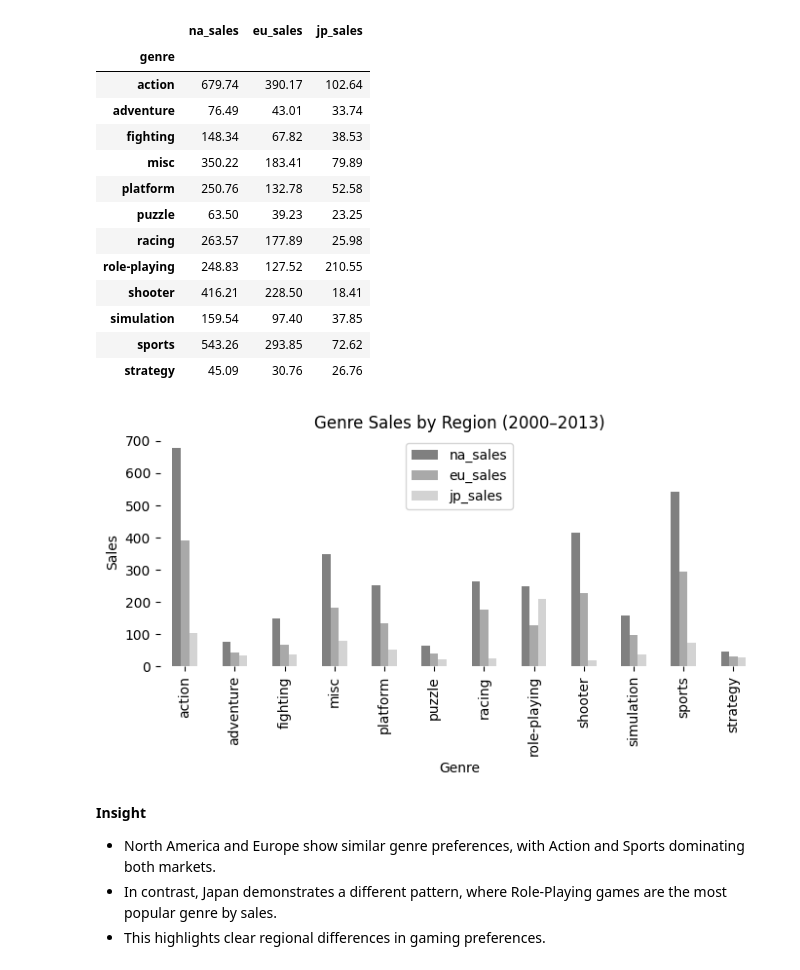
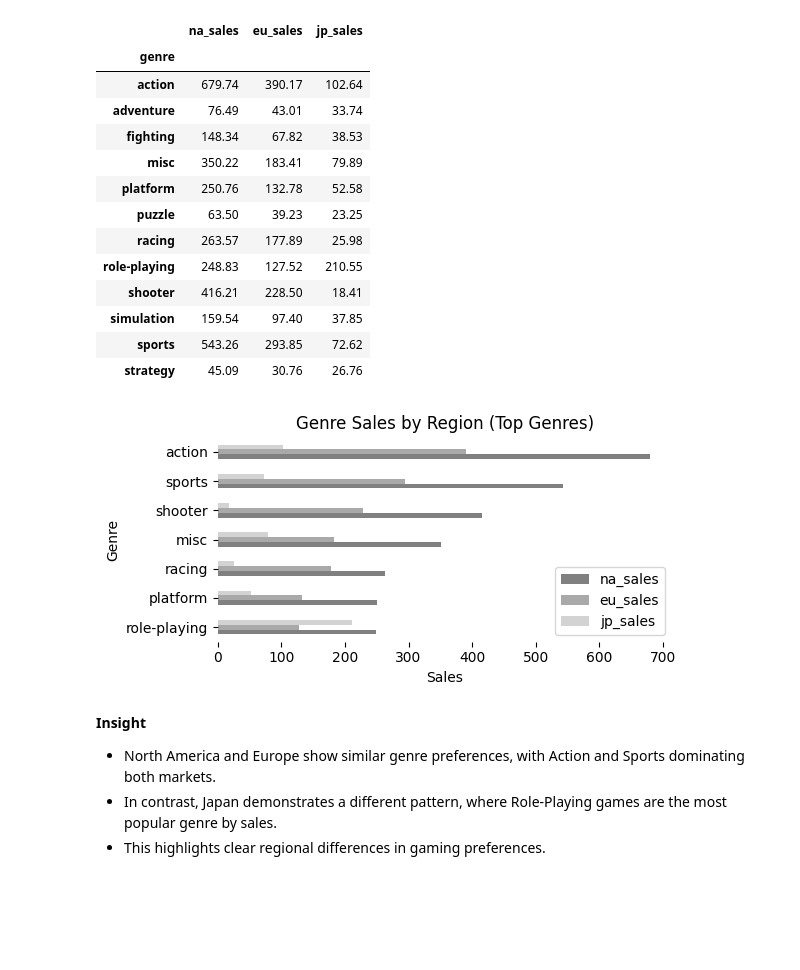
Before and after one commit to anastasia-redkovich/game-analysis-project, a Jupyter notebook: notebooks/analysis.ipynb, the cells around one changed output. Saved outputs shown, nothing was run; the diff lists cells and outputs as text; code cells hidden in the pictures; blank space fills up the shorter version.

```diff
--- a/notebooks/analysis.ipynb
+++ b/notebooks/analysis.ipynb
@@ -707,26 +760,37 @@ genre_region
 | simulation | 159.54 | 97.40 | 37.85 |
 | sports | 543.26 | 293.85 | 72.62 |
 | strategy | 45.09 | 30.76 | 26.76 |
-# %%
-# Bar chart showing total sales by genre across regions (NA, EU, JP)
-# This helps compare regional preferences for different game genres
-ax = genre_region.plot(
-    kind='bar',
-    figsize=(7,4),
-    color=['gray','darkgray','lightgray']
-)
-
-ax.set_title('Genre Sales by Region (2000–2013)')
-ax.set_xlabel('Genre')
-ax.set_ylabel('Sales')
-
-for spine in ax.spines.values():
-    spine.set_visible(False)
-
-plt.tight_layout()
-plt.show()
-# %% [output]
-[figure, removed]
+# %%
+# Total sales by genre across regions
+genre_region = games_actual.groupby('genre')[['na_sales','eu_sales','jp_sales']].sum()
+
+# Top genres by total sales
+top_genres = genre_region.sum(axis=1).sort_values(ascending=False).head(7).index
+
+# Filter only top genres
+genre_region_top = genre_region.loc[top_genres]
+
+# Sort for better visualization
+genre_region_top = genre_region_top.sort_values(by='na_sales')
+
+ax = genre_region_top.plot(
+    kind='barh',
+    figsize=(6,3),
+    color=['gray','darkgray','lightgray']
+)
+
+ax.set_title('Genre Sales by Region (Top Genres)')
+ax.set_xlabel('Sales')
+ax.set_ylabel('Genre')
+
+# Remove frame for cleaner look
+for spine in ax.spines.values():
+    spine.set_visible(False)
+
+plt.tight_layout()
+plt.show()
+# %% [output]
+[figure, added]
 # %% [markdown]
 **Insight**
 
```
Also changed, not shown: parts of 8 cells of this notebook, 3 other files.
